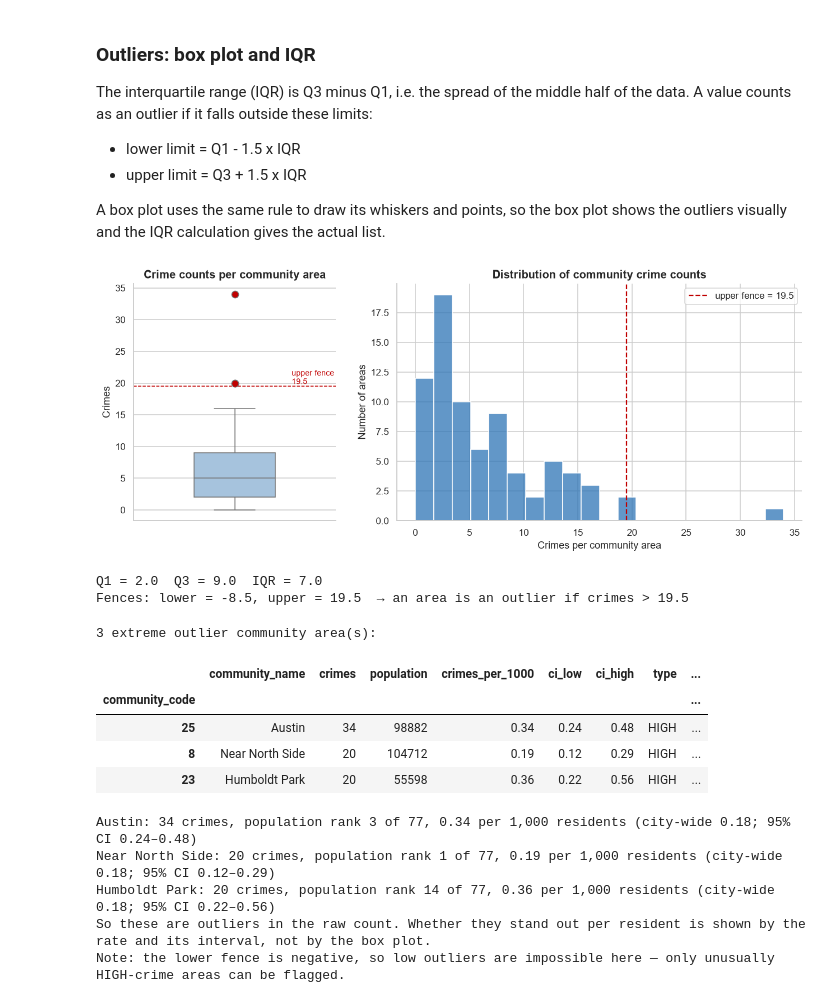
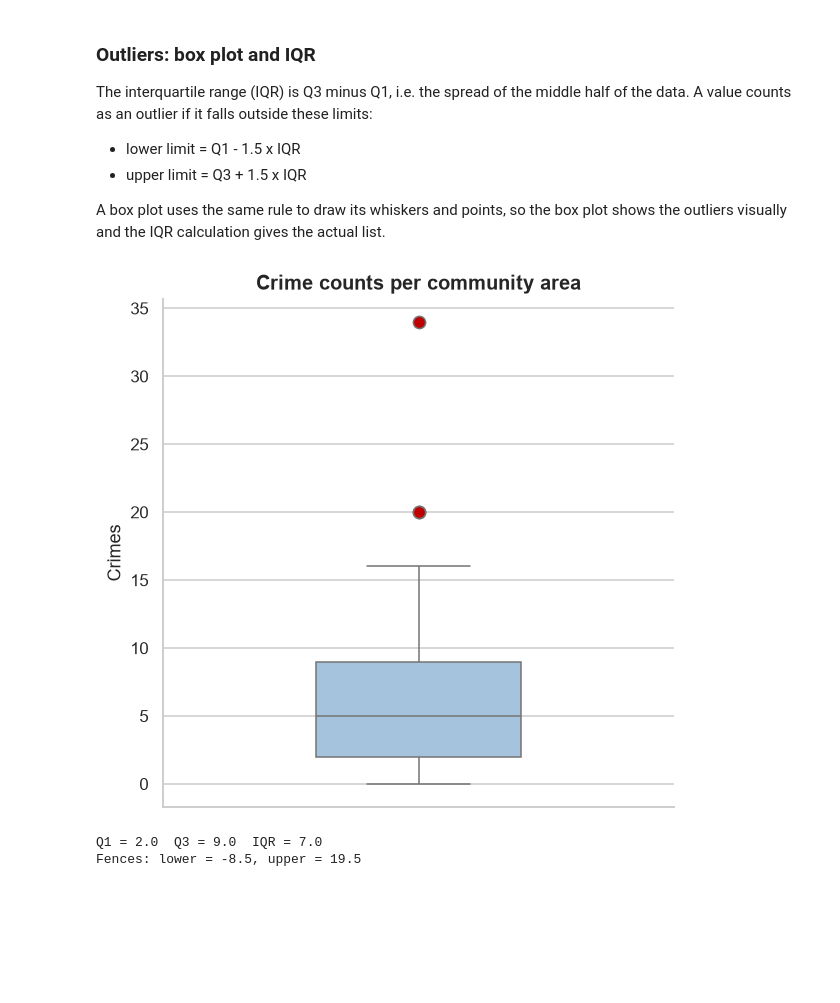
Before and after one commit to legion9755/chicago-crime-project, a Jupyter notebook: 03_statistical_insights.ipynb, the cells around one changed output. Drawn from its saved outputs; the diff is of its cells as text; code cells hidden in the pictures; blank space fills up the shorter version.

```diff
--- a/03_statistical_insights.ipynb
+++ b/03_statistical_insights.ipynb
@@ -117,18 +47,0 @@ Two warnings, though. First, most areas have only a handful of crimes in this ex
-# %%
-pop = community.set_index(community["community_code"].astype(int))["population"].astype(float)
-population = pop.reindex(counts.index).to_numpy()
-per_1000 = arr / population * 1000
-lo, hi = cu.poisson_ci(arr)                     # exact 95% interval for each count
-area_stats = pd.DataFrame({"community_name": names.reindex(counts.index), "crimes": arr,
-                           "population": pop.reindex(counts.index).astype("Int64"),
-                           "crimes_per_1000": per_1000.round(2),
-                           "ci_low": (lo / population * 1000).round(2),
-                           "ci_high": (hi / population * 1000).round(2)}, index=counts.index)
-city_rate = arr.sum() / np.nansum(population) * 1000
-
-MIN_CRIMES = 10
-print(f"City-wide: {city_rate:.2f} crimes per 1,000 residents")
-print("Top 5 by rate, all areas (look at the crime counts and the intervals):")
-display(area_stats.sort_values("crimes_per_1000", ascending=False).head(5))
-print(f"Top 5 by rate, areas with at least {MIN_CRIMES} crimes:")
-display(area_stats[area_stats["crimes"] >= MIN_CRIMES].sort_values("crimes_per_1000", ascending=False).head(5))
@@ -163,58 +67,18 @@ A box plot uses the same rule to draw its whiskers and points, so the box plot s
 # %%
 q1, q3 = np.percentile(arr, [25, 75])
 iqr = q3 - q1
 lower, upper = q1 - 1.5 * iqr, q3 + 1.5 * iqr
 
-fig, (ax1, ax2) = plt.subplots(1, 2, figsize=(14, 5), gridspec_kw={"width_ratios": [1, 2]})
-sns.boxplot(y=arr, ax=ax1, color="#9dc3e6", width=.4,
+fig, ax = plt.subplots(figsize=(6, 6))
+sns.boxplot(y=arr, ax=ax, color="#9dc3e6", width=.4,
             flierprops=dict(marker="o", markerfacecolor="#c00000", markersize=8))
-ax1.axhline(upper, color="#c00000", linestyle="--", linewidth=1)
-ax1.text(0.27, upper, f" upper fence\n {upper:,.1f}", color="#c00000", va="bottom", fontsize=9)
-ax1.set(title="Crime counts per community area", ylabel="Crimes")
-
-sns.histplot(arr, bins=20, ax=ax2, color="#2e75b6")
-ax2.axvline(upper, color="#c00000", linestyle="--", label=f"upper fence = {upper:,.1f}")
-ax2.set(title="Distribution of community crime counts", xlabel="Crimes per community area",
-        ylabel="Number of areas")
-ax2.legend()
+ax.set(title="Crime counts per community area", ylabel="Crimes")
 cu.save_fig(fig, "uc3_03_community_boxplot")
 plt.show()
 
 print(f"Q1 = {q1:,.1f}  Q3 = {q3:,.1f}  IQR = {iqr:,.1f}")
-print(f"Fences: lower = {lower:,.1f}, upper = {upper:,.1f}  → an area is an outlier if crimes > {upper:,.1f}")
+print(f"Fences: lower = {lower:,.1f}, upper = {upper:,.1f}")
 # %% [output]
-[figure, old version]
+[figure, new version]
 Q1 = 2.0  Q3 = 9.0  IQR = 7.0
-Fences: lower = -8.5, upper = 19.5  → an area is an outlier if crimes > 19.5
+Fences: lower = -8.5, upper = 19.5
-# %%
-is_outlier = (arr < lower) | (arr > upper)
-outliers = (area_stats[is_outlier]
-              .assign(type=np.where(arr[is_outlier] > upper, "HIGH", "LOW"),
-                      x_times_median=lambda d: (d["crimes"] / np.median(arr)).round(1))
-              .sort_values("crimes", ascending=False))
-print(f"{is_outlier.sum()} extreme outlier community area(s):")
-display(outliers)
-
-# A high count can just mean a big population. Compare each outlier with the city-wide rate.
-pop_rank = area_stats["population"].rank(ascending=False, method="min")
-for code, row in outliers.iterrows():
-    print(f"{row['community_name']}: {row['crimes']} crimes, population rank {int(pop_rank[code])} of "
-          f"{area_stats['population'].notna().sum()}, {row['crimes_per_1000']:.2f} per 1,000 residents "
-          f"(city-wide {city_rate:.2f}; 95% CI {row['ci_low']:.2f}–{row['ci_high']:.2f})")
-print("So these are outliers in the raw count. Whether they stand out per resident is shown by the "
-      "rate and its interval, not by the box plot.")
-if lower < 0:
-    print("Note: the lower fence is negative, so low outliers are impossible here — "
-          "only unusually HIGH-crime areas can be flagged.")
-# %% [output]
-3 extreme outlier community area(s):
-|  | community_name | crimes | population | crimes_per_1000 | ci_low | ci_high | type | ... |
-| community_code |  |  |  |  |  |  |  | ... |
-| 25 | Austin | 34 | 98882 | 0.34 | 0.24 | 0.48 | HIGH | ... |
-| 8 | Near North Side | 20 | 104712 | 0.19 | 0.12 | 0.29 | HIGH | ... |
-| 23 | Humboldt Park | 20 | 55598 | 0.36 | 0.22 | 0.56 | HIGH | ... |
-Austin: 34 crimes, population rank 3 of 77, 0.34 per 1,000 residents (city-wide 0.18; 95% CI 0.24–0.48)
-Near North Side: 20 crimes, population rank 1 of 77, 0.19 per 1,000 residents (city-wide 0.18; 95% CI 0.12–0.29)
-Humboldt Park: 20 crimes, population rank 14 of 77, 0.36 per 1,000 residents (city-wide 0.18; 95% CI 0.22–0.56)
-So these are outliers in the raw count. Whether they stand out per resident is shown by the rate and its interval, not by the box plot.
-Note: the lower fence is negative, so low outliers are impossible here — only unusually HIGH-crime areas can be flagged.
```
Also changed, not shown: parts of 16 cells of this notebook, 19 other files.
